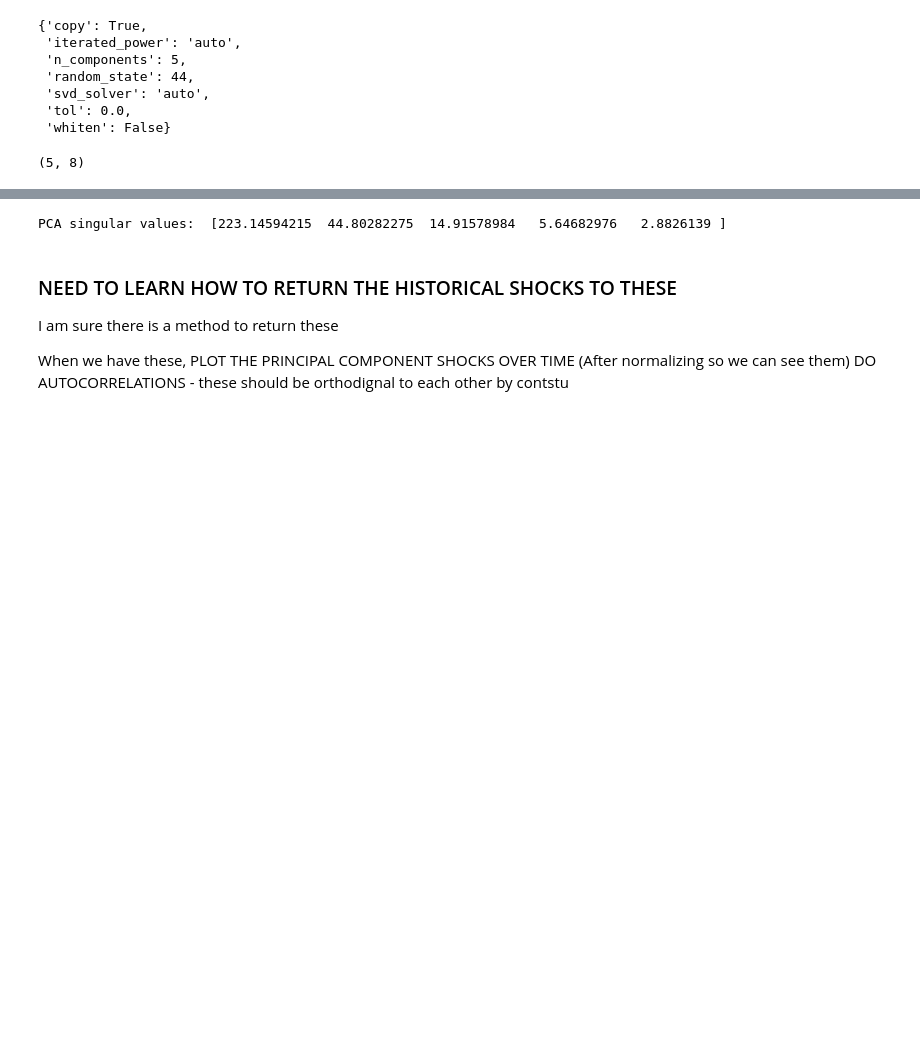
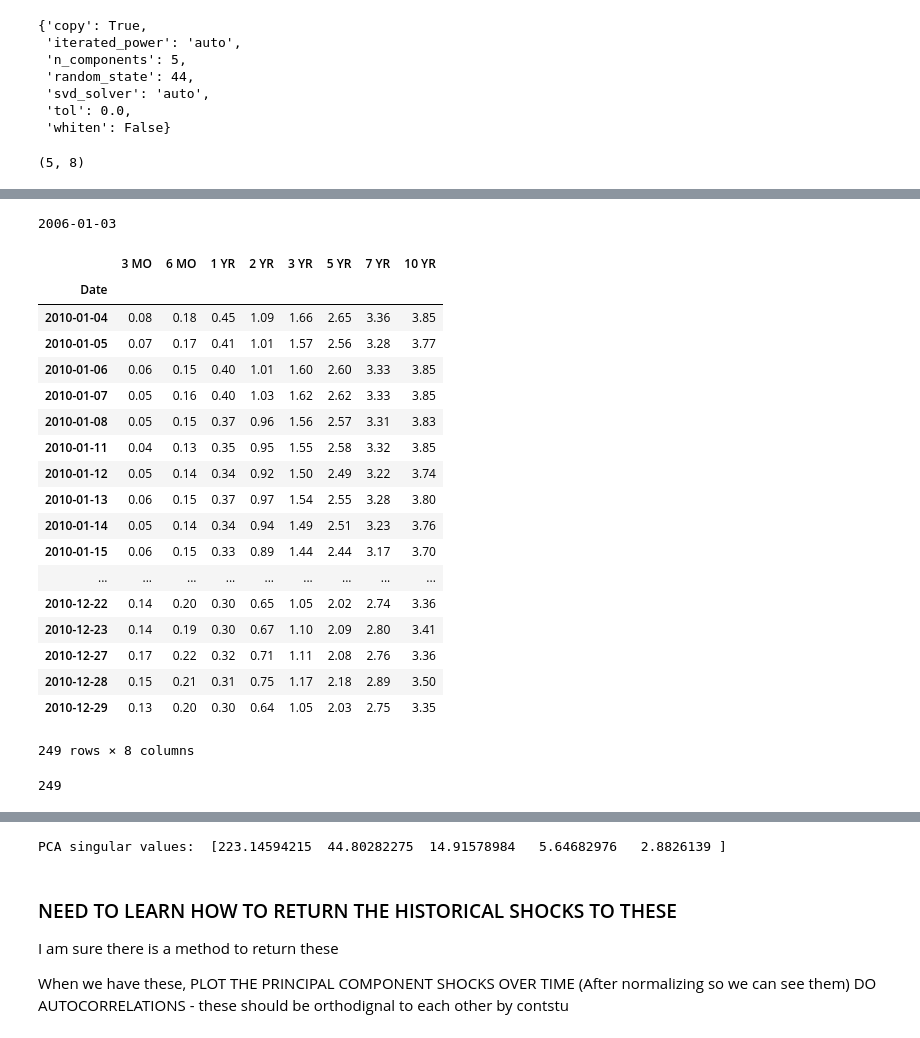
Before and after one commit to davidjsmith44/NLP-Fed-Speeches, a Jupyter notebook: src/rate_data_test.ipynb, the cells around one changed output, grey strips where cells are left out. Drawn from its saved outputs; the diff is of its cells as text; code cells hidden in the pictures; blank space fills up the shorter version.

```diff
--- a/src/rate_data_test.ipynb
+++ b/src/rate_data_test.ipynb
@@ -259,0 +301,36 @@ comps.shape
+# %%
+from datetime import datetime
+dt = datetime.date(start_date)
+print(dt)
+# %% [output]
+2006-01-03
+# %%
+start_date = '2010-01-01'
+end_date ='2016-01-01'
+
+X_r = X[ (X.index >= start_date) & (X.index < '2010-12-30')]
+X_r
+# %% [output]
+|  | 3 MO | 6 MO | 1 YR | 2 YR | 3 YR | 5 YR | 7 YR | 10 YR |
+| Date |  |  |  |  |  |  |  |  |
+| 2010-01-04 | 0.08 | 0.18 | 0.45 | 1.09 | 1.66 | 2.65 | 3.36 | 3.85 |
+| 2010-01-05 | 0.07 | 0.17 | 0.41 | 1.01 | 1.57 | 2.56 | 3.28 | 3.77 |
+| 2010-01-06 | 0.06 | 0.15 | 0.40 | 1.01 | 1.60 | 2.60 | 3.33 | 3.85 |
+| 2010-01-07 | 0.05 | 0.16 | 0.40 | 1.03 | 1.62 | 2.62 | 3.33 | 3.85 |
+| 2010-01-08 | 0.05 | 0.15 | 0.37 | 0.96 | 1.56 | 2.57 | 3.31 | 3.83 |
+| 2010-01-11 | 0.04 | 0.13 | 0.35 | 0.95 | 1.55 | 2.58 | 3.32 | 3.85 |
+| 2010-01-12 | 0.05 | 0.14 | 0.34 | 0.92 | 1.50 | 2.49 | 3.22 | 3.74 |
+| 2010-01-13 | 0.06 | 0.15 | 0.37 | 0.97 | 1.54 | 2.55 | 3.28 | 3.80 |
+| 2010-01-14 | 0.05 | 0.14 | 0.34 | 0.94 | 1.49 | 2.51 | 3.23 | 3.76 |
+| 2010-01-15 | 0.06 | 0.15 | 0.33 | 0.89 | 1.44 | 2.44 | 3.17 | 3.70 |
+| ... | ... | ... | ... | ... | ... | ... | ... | ... |
+| 2010-12-22 | 0.14 | 0.20 | 0.30 | 0.65 | 1.05 | 2.02 | 2.74 | 3.36 |
+| 2010-12-23 | 0.14 | 0.19 | 0.30 | 0.67 | 1.10 | 2.09 | 2.80 | 3.41 |
+| 2010-12-27 | 0.17 | 0.22 | 0.32 | 0.71 | 1.11 | 2.08 | 2.76 | 3.36 |
+| 2010-12-28 | 0.15 | 0.21 | 0.31 | 0.75 | 1.17 | 2.18 | 2.89 | 3.50 |
+| 2010-12-29 | 0.13 | 0.20 | 0.30 | 0.64 | 1.05 | 2.03 | 2.75 | 3.35 |
+249 rows × 8 columns
+# %%
+sum(temp)
+# %% [output]
+249
```
Also changed, not shown: parts of 6 cells of this notebook, 3 other files.
